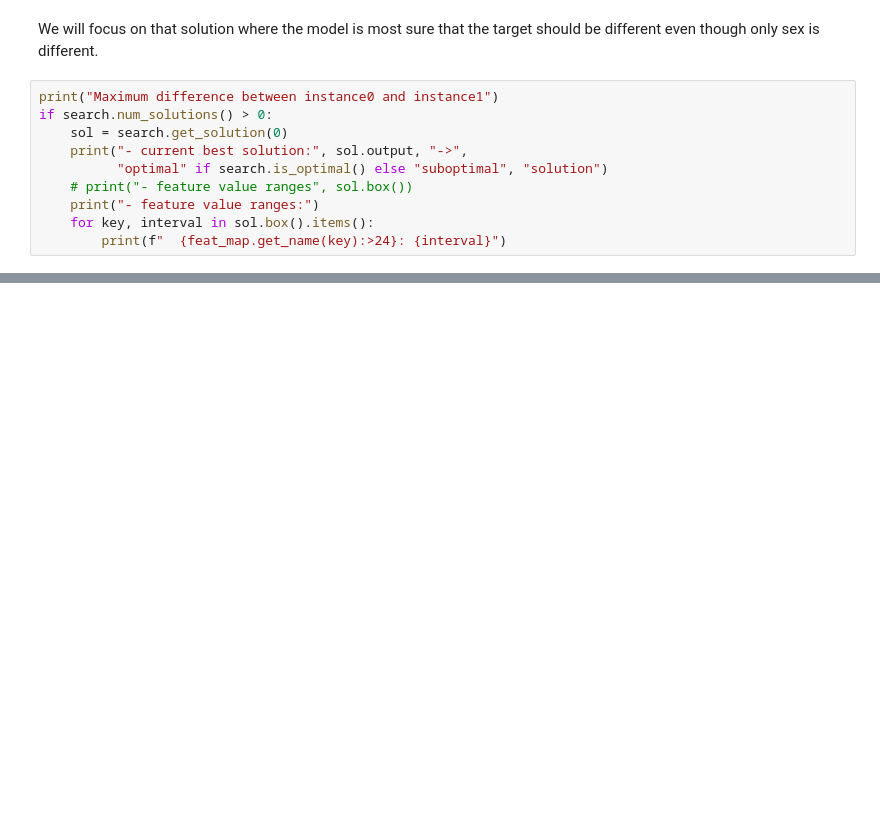
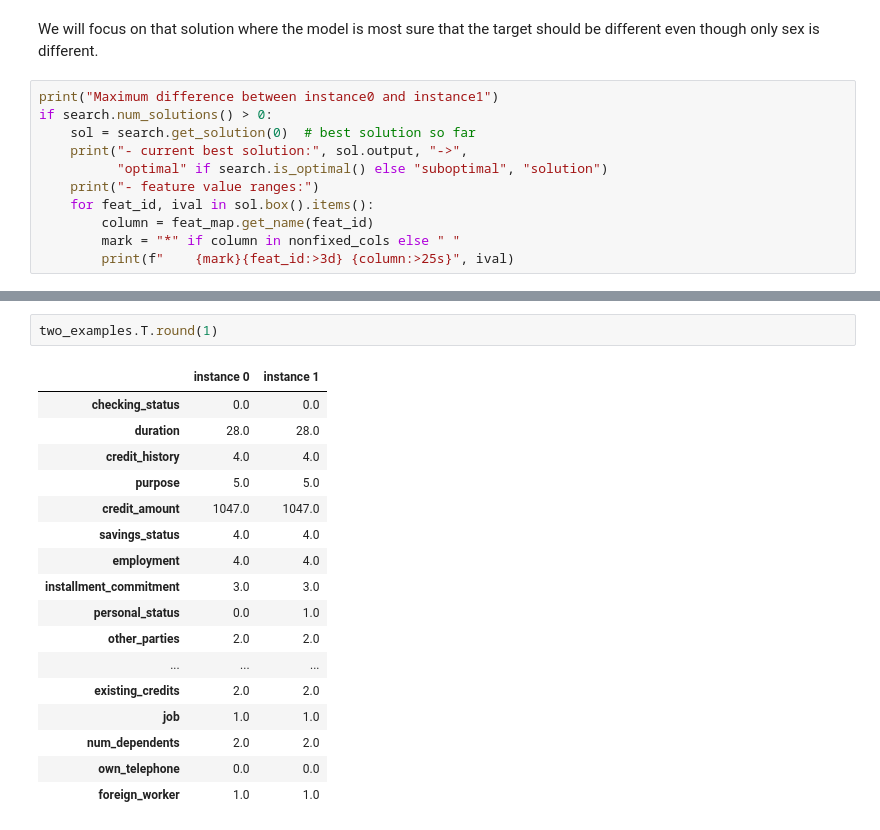
Before and after one commit to laudv/veritas, a Jupyter notebook: examples/global_fairness_verification.ipynb, the cells around one changed output, grey strips where cells are left out. Saved outputs shown, nothing was run; the diff lists cells and outputs as text; blank space fills up the shorter version.

```diff
--- a/examples/global_fairness_verification.ipynb
+++ b/examples/global_fairness_verification.ipynb
@@ -198,12 +235,13 @@ We will focus on that solution where the model is most sure that the target shou
 # %%
 print("Maximum difference between instance0 and instance1")
 if search.num_solutions() > 0:
-    sol = search.get_solution(0)
+    sol = search.get_solution(0)  # best solution so far
     print("- current best solution:", sol.output, "->",
           "optimal" if search.is_optimal() else "suboptimal", "solution")
-    # print("- feature value ranges", sol.box())
     print("- feature value ranges:")
-    for key, interval in sol.box().items():
-        print(f"  {feat_map.get_name(key):>24}: {interval}")
+    for feat_id, ival in sol.box().items():
+        column = feat_map.get_name(feat_id)
+        mark = "*" if column in nonfixed_cols else " "
+        print(f"    {mark}{feat_id:>3d} {column:>25s}", ival)
 # %% [output]
 Maximum difference between instance0 and instance1
@@ -267,0 +289,20 @@ Instance: [[  0.   9.   4.   2. 866.   4.   4.   4.   1.   1.   2.   0.  67.   1
+# %%
+two_examples.T.round(1)
+# %% [output]
+|  | instance 0 | instance 1 |
+| checking_status | 0.0 | 0.0 |
+| duration | 28.0 | 28.0 |
+| credit_history | 4.0 | 4.0 |
+| purpose | 5.0 | 5.0 |
+| credit_amount | 1047.0 | 1047.0 |
+| savings_status | 4.0 | 4.0 |
+| employment | 4.0 | 4.0 |
+| installment_commitment | 3.0 | 3.0 |
+| personal_status | 0.0 | 1.0 |
+| other_parties | 2.0 | 2.0 |
+| ... | ... | ... |
+| existing_credits | 2.0 | 2.0 |
+| job | 1.0 | 1.0 |
+| num_dependents | 2.0 | 2.0 |
+| own_telephone | 0.0 | 0.0 |
+| foreign_worker | 1.0 | 1.0 |
```
Also changed, not shown: parts of 21 cells of this notebook, 10 other files.
